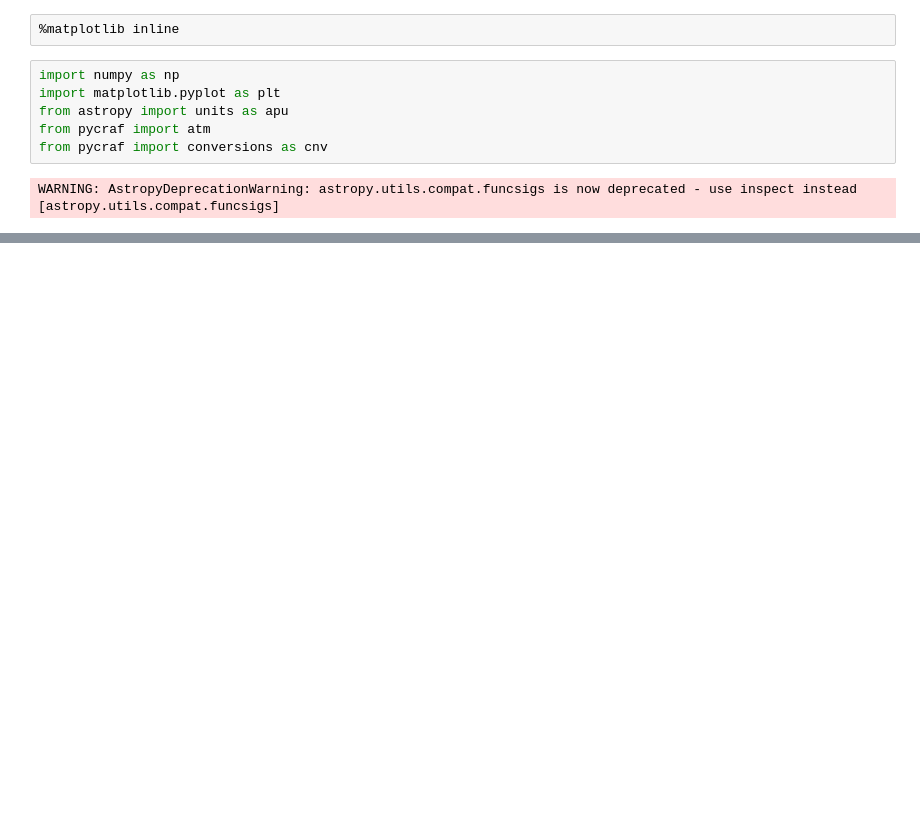
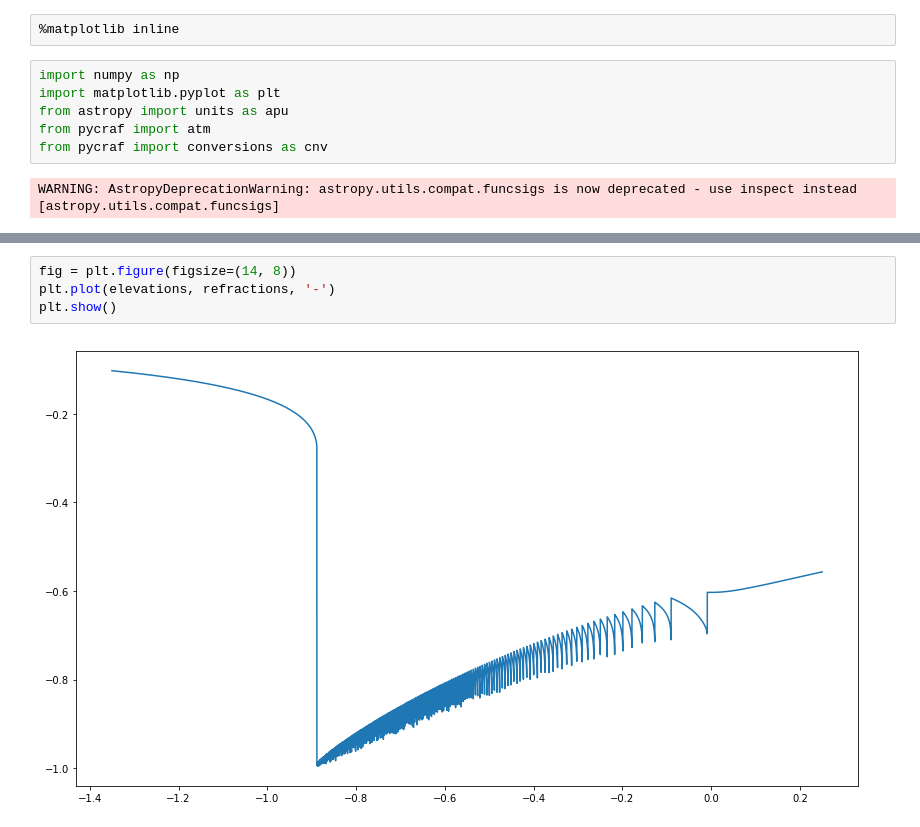
Before and after one commit to bwinkel/pycraf, a Jupyter notebook: notebooks/tmp.ipynb, the cells around one changed output, grey strips where cells are left out. Cells and saved outputs as stored; diff of their text form; blank space fills up the shorter version.

```diff
--- a/notebooks/tmp.ipynb
+++ b/notebooks/tmp.ipynb
@@ -167,0 +80,6 @@ x, y
+# %%
+fig = plt.figure(figsize=(14, 8))
+plt.plot(elevations, refractions, '-')
+plt.show()
+# %% [output]
+[figure, added]
```
Also changed, not shown: parts of 15 cells of this notebook, 3 other files.
